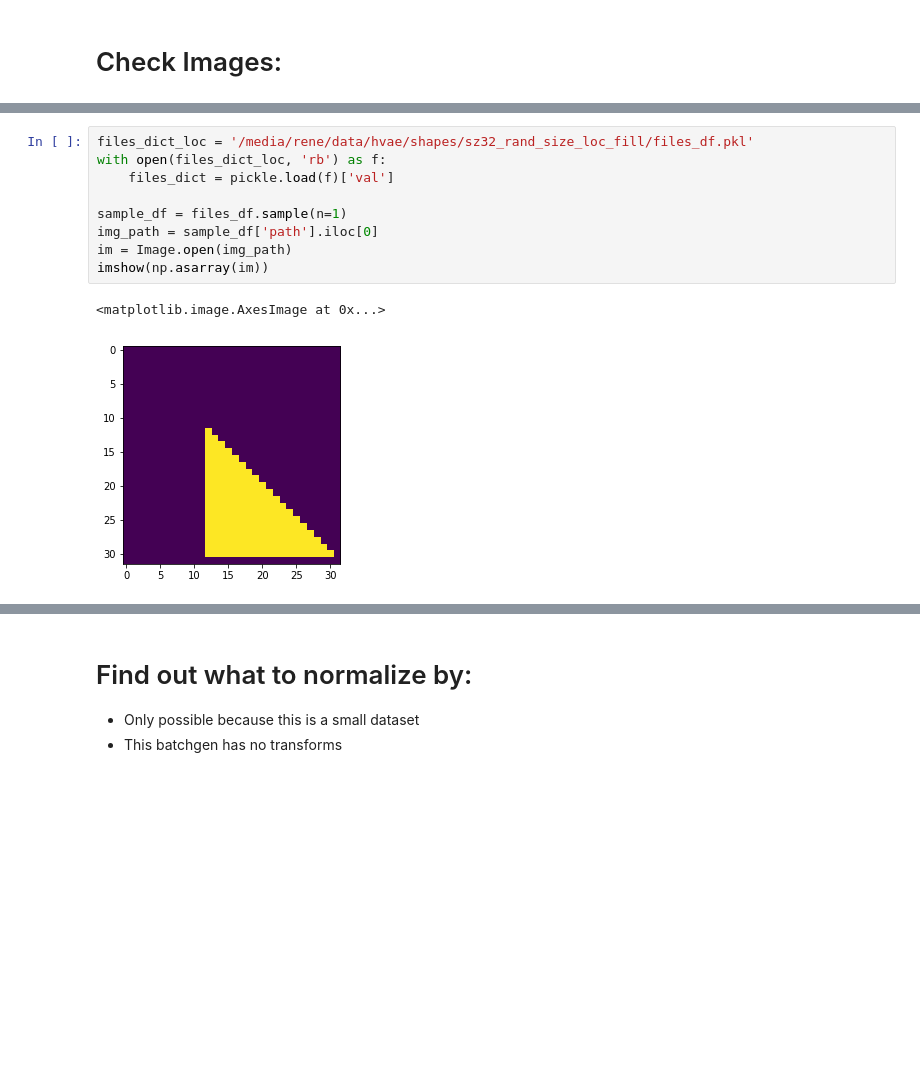
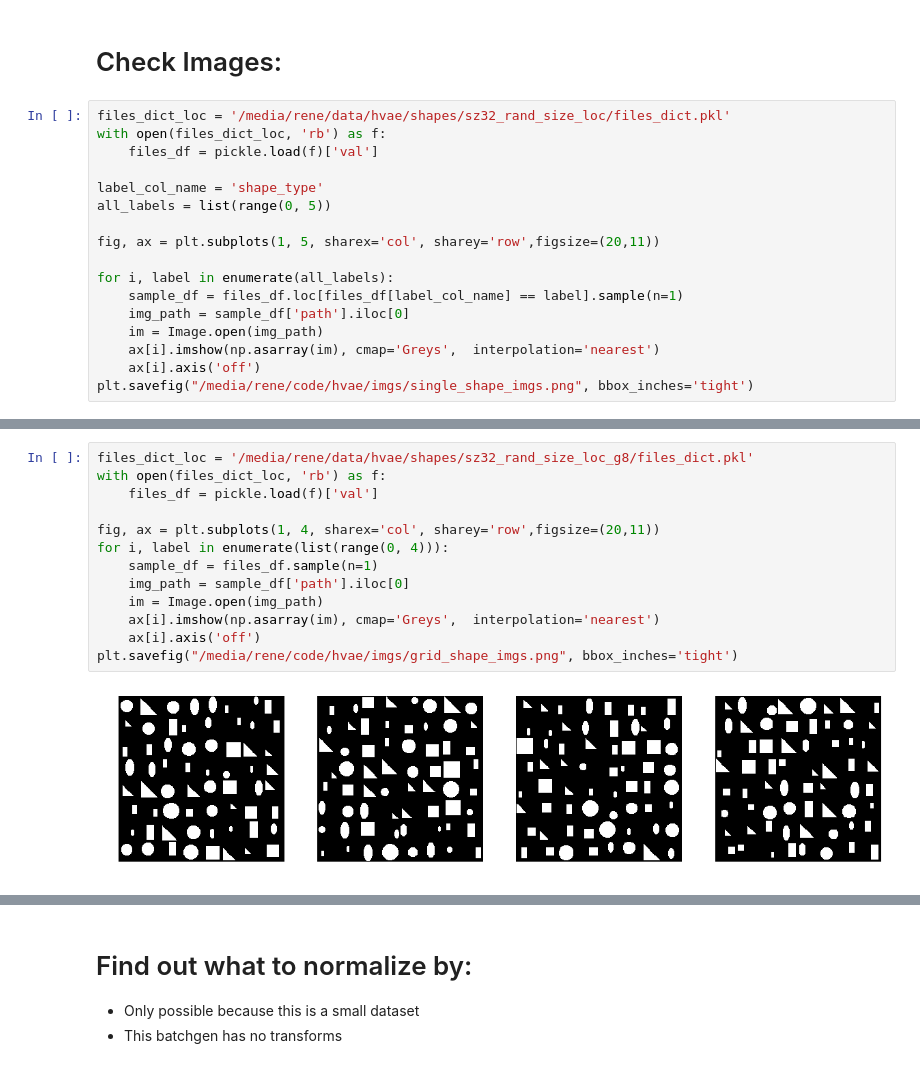
Before and after one commit to renebidart/hvae, a Jupyter notebook: notebooks/making_shapes.ipynb, the cells around one changed output, grey strips where cells are left out. Drawn from its saved outputs; the diff is of its cells as text; blank space fills up the shorter version.

Commit message:
getting pre-trained hvae working and making structured shapes dataset

```diff
--- a/notebooks/making_shapes.ipynb
+++ b/notebooks/making_shapes.ipynb
@@ -122,3 +122,20 @@ imshow(np.asarray(im))
 [figure]
 # %% [markdown]
 # Check Images:
+# %%
+files_dict_loc = '/media/rene/data/hvae/shapes/sz32_rand_size_loc/files_dict.pkl'
+with open(files_dict_loc, 'rb') as f:
+    files_df = pickle.load(f)['val']
+
+label_col_name = 'shape_type'
+all_labels = list(range(0, 5))
+
+fig, ax = plt.subplots(1, 5, sharex='col', sharey='row',figsize=(20,11))
+
+for i, label in enumerate(all_labels):
+    sample_df = files_df.loc[files_df[label_col_name] == label].sample(n=1)
+    img_path = sample_df['path'].iloc[0]
+    im = Image.open(img_path)
+    ax[i].imshow(np.asarray(im), cmap='Greys',  interpolation='nearest')
+    ax[i].axis('off')
+plt.savefig("/media/rene/code/hvae/imgs/single_shape_imgs.png", bbox_inches='tight')
@@ -125,12 +144,15 @@ imshow(np.asarray(im))
 # %%
-files_dict_loc = '/media/rene/data/hvae/shapes/sz32_rand_size_loc_fill/files_df.pkl'
+files_dict_loc = '/media/rene/data/hvae/shapes/sz32_rand_size_loc_g8/files_dict.pkl'
 with open(files_dict_loc, 'rb') as f:
-    files_dict = pickle.load(f)['val']
+    files_df = pickle.load(f)['val']
 
-sample_df = files_df.sample(n=1)
-img_path = sample_df['path'].iloc[0]
-im = Image.open(img_path)
-imshow(np.asarray(im))
+fig, ax = plt.subplots(1, 4, sharex='col', sharey='row',figsize=(20,11))
+for i, label in enumerate(list(range(0, 4))):
+    sample_df = files_df.sample(n=1)
+    img_path = sample_df['path'].iloc[0]
+    im = Image.open(img_path)
+    ax[i].imshow(np.asarray(im), cmap='Greys',  interpolation='nearest')
+    ax[i].axis('off')
+plt.savefig("/media/rene/code/hvae/imgs/grid_shape_imgs.png", bbox_inches='tight')
 # %% [output]
-<matplotlib.image.AxesImage at 0x...>
-[figure, old version]
+[figure, new version]
```
Also changed, not shown: parts of 2 cells of this notebook, 22 other files.
